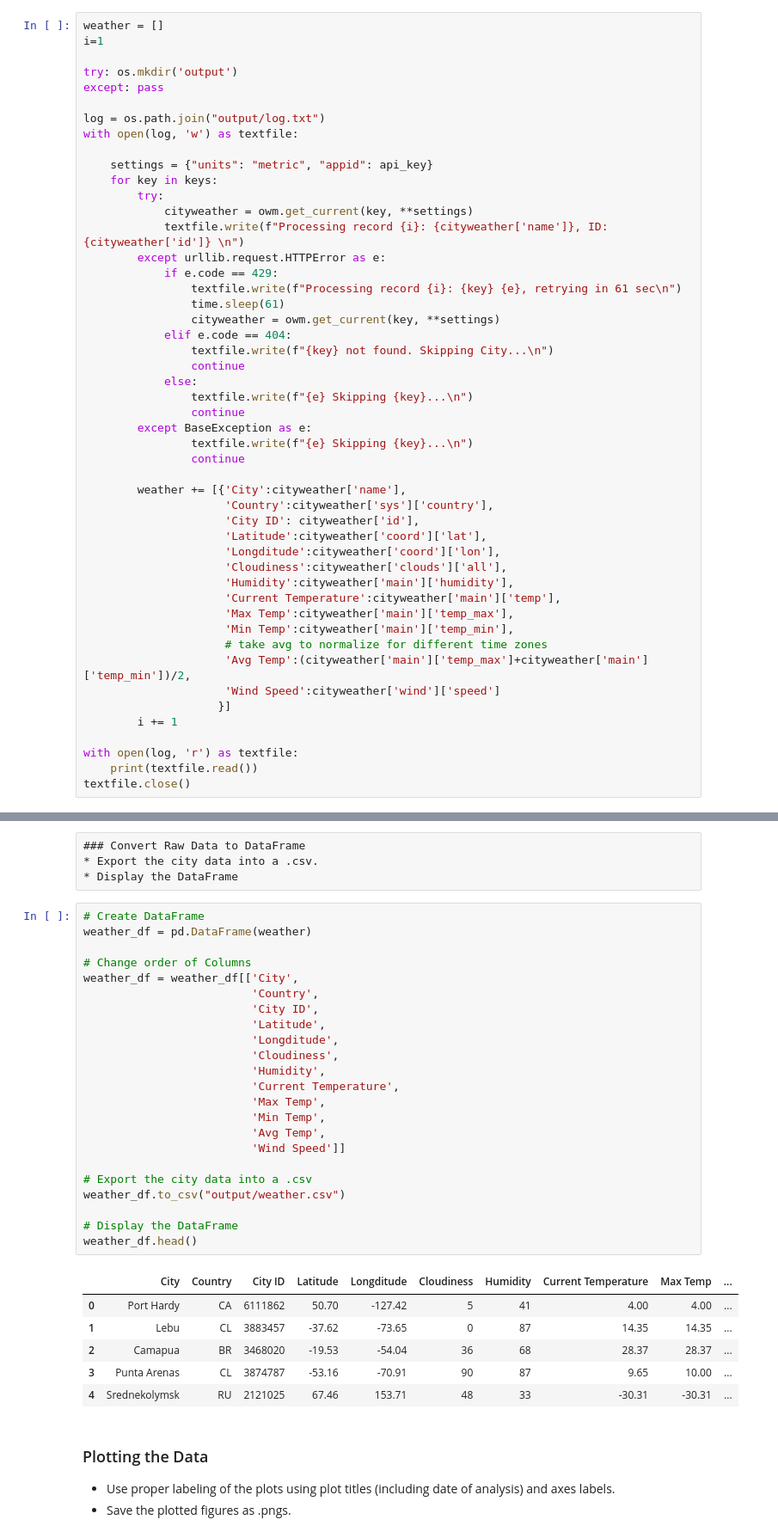
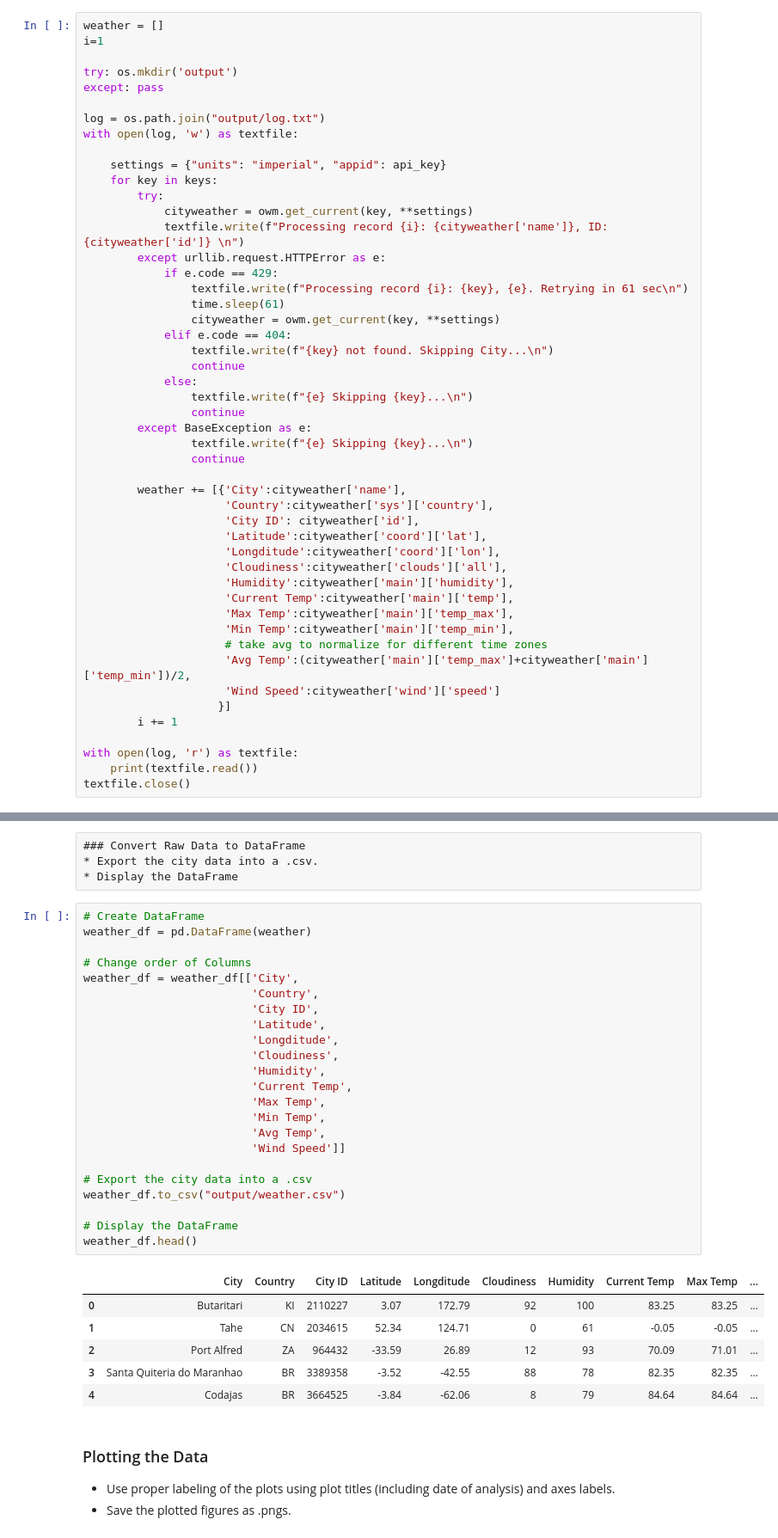
Before and after one commit to peterjorphan/06-Python-APIs, a Jupyter notebook: starter_code/WeatherPy.ipynb, the cells around one changed output, grey strips where cells are left out. Shown at 86% size. Drawn from its saved outputs; the diff is of its cells as text.

Commit message:
changed to outdated system of measurement per client request (Imperial)

```diff
--- a/starter_code/WeatherPy.ipynb
+++ b/starter_code/WeatherPy.ipynb
@@ -79,14 +79,14 @@ except: pass
 log = os.path.join("output/log.txt")
 with open(log, 'w') as textfile:
 
-    settings = {"units": "metric", "appid": api_key}
+    settings = {"units": "imperial", "appid": api_key}
     for key in keys:
         try:
             cityweather = owm.get_current(key, **settings)
             textfile.write(f"Processing record {i}: {cityweather['name']}, ID: {cityweather['id']} \n")
         except urllib.request.HTTPError as e:
             if e.code == 429:
-                textfile.write(f"Processing record {i}: {key} {e}, retrying in 61 sec\n")
+                textfile.write(f"Processing record {i}: {key}, {e}. Retrying in 61 sec\n")
                 time.sleep(61)
                 cityweather = owm.get_current(key, **settings)
             elif e.code == 404:
@@ -106,7 +106,7 @@ with open(log, 'w') as textfile:
                      'Longditude':cityweather['coord']['lon'],
                      'Cloudiness':cityweather['clouds']['all'],
                      'Humidity':cityweather['main']['humidity'],
-                     'Current Temperature':cityweather['main']['temp'],
+                     'Current Temp':cityweather['main']['temp'],
                      'Max Temp':cityweather['main']['temp_max'],
                      'Min Temp':cityweather['main']['temp_min'],
                      # take avg to normalize for different time zones
@@ -148,33 +148,33 @@ len(weather)
 # %%
 # Create DataFrame
 weather_df = pd.DataFrame(weather)
 
 # Change order of Columns
 weather_df = weather_df[['City',
                          'Country',
                          'City ID',
                          'Latitude',
                          'Longditude',
                          'Cloudiness',
                          'Humidity',
-                         'Current Temperature',
+                         'Current Temp',
                          'Max Temp',
                          'Min Temp',
                          'Avg Temp',
                          'Wind Speed']]
 
 # Export the city data into a .csv
 weather_df.to_csv("output/weather.csv")
 
 # Display the DataFrame
 weather_df.head()
 # %% [output]
-|  | City | Country | City ID | Latitude | Longditude | Cloudiness | Humidity | Current Temperature | Max Temp | ... |
-| 0 | Port Hardy | CA | 6111862 | 50.70 | -127.42 | 5 | 41 | 4.00 | 4.00 | ... |
-| 1 | Lebu | CL | 3883457 | -37.62 | -73.65 | 0 | 87 | 14.35 | 14.35 | ... |
-| 2 | Camapua | BR | 3468020 | -19.53 | -54.04 | 36 | 68 | 28.37 | 28.37 | ... |
-| 3 | Punta Arenas | CL | 3874787 | -53.16 | -70.91 | 90 | 87 | 9.65 | 10.00 | ... |
-| 4 | Srednekolymsk | RU | 2121025 | 67.46 | 153.71 | 48 | 33 | -30.31 | -30.31 | ... |
+|  | City | Country | City ID | Latitude | Longditude | Cloudiness | Humidity | Current Temp | Max Temp | ... |
+| 0 | Butaritari | KI | 2110227 | 3.07 | 172.79 | 92 | 100 | 83.25 | 83.25 | ... |
+| 1 | Tahe | CN | 2034615 | 52.34 | 124.71 | 0 | 61 | -0.05 | -0.05 | ... |
+| 2 | Port Alfred | ZA | 964432 | -33.59 | 26.89 | 12 | 93 | 70.09 | 71.01 | ... |
+| 3 | Santa Quiteria do Maranhao | BR | 3389358 | -3.52 | -42.55 | 88 | 78 | 82.35 | 82.35 | ... |
+| 4 | Codajas | BR | 3664525 | -3.84 | -62.06 | 8 | 79 | 84.64 | 84.64 | ... |
 # %% [markdown]
 ### Plotting the Data
 * Use proper labeling of the plots using plot titles (including date of analysis) and axes labels.
```
Also changed, not shown: parts of 3 cells of this notebook, 2 other files.
